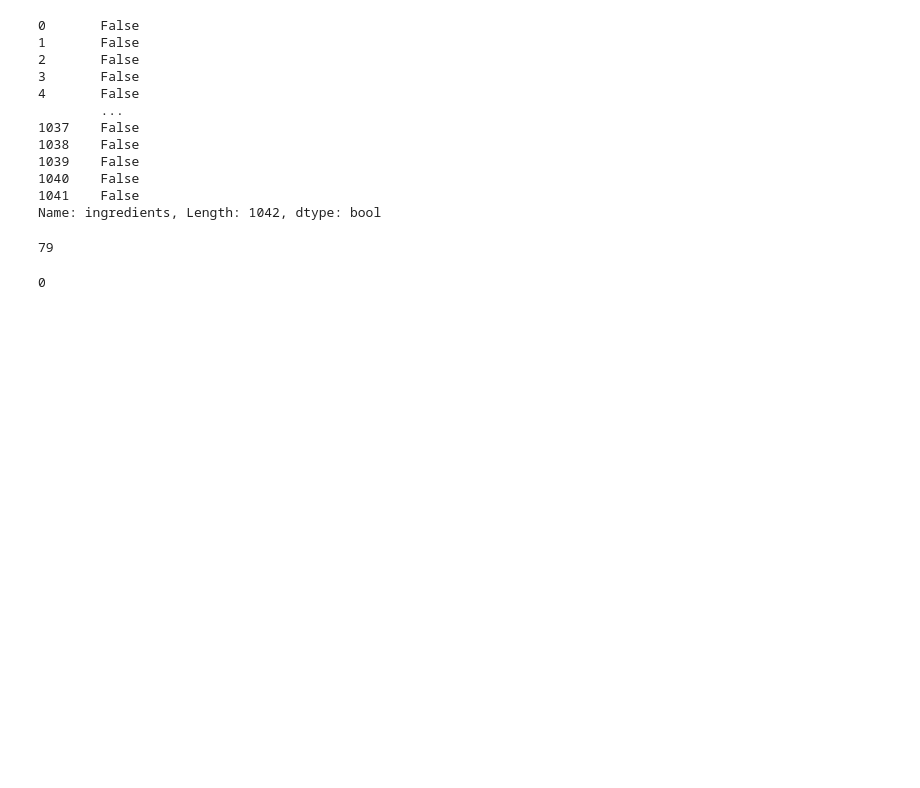
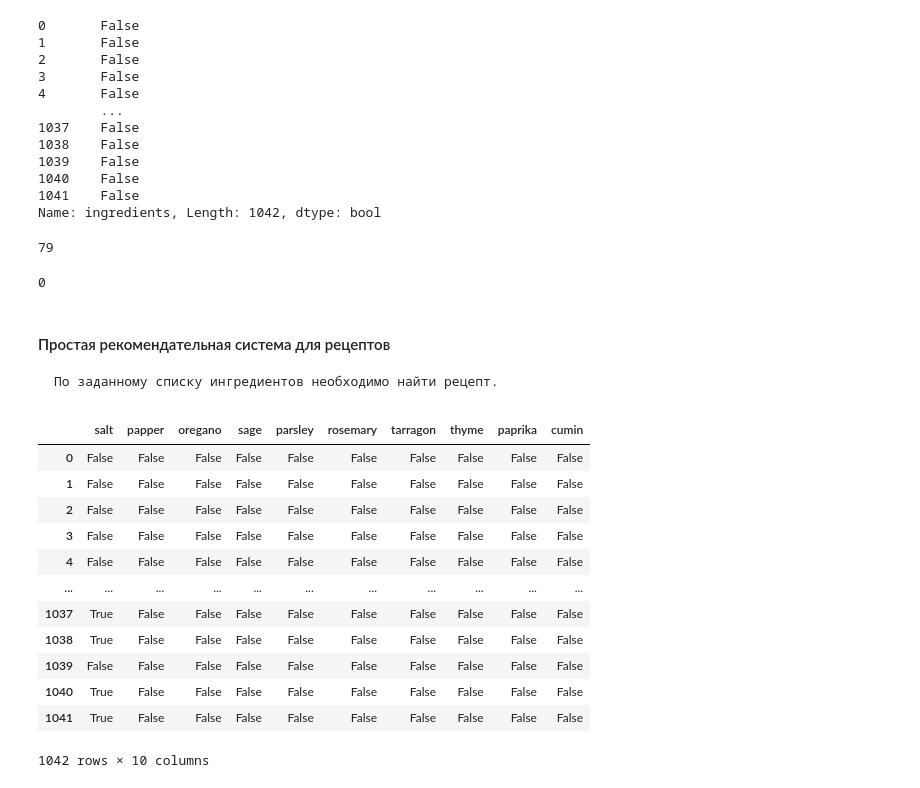
Before and after one commit to I-Trush/Jake_VanderPlas, a Jupyter notebook: vander_plus_3_Pandas_10.ipynb, the cells around one changed output. Cells and saved outputs as stored; diff of their text form; code cells hidden in the pictures; blank space fills up the shorter version.

```diff
--- a/vander_plus_3_Pandas_10.ipynb
+++ b/vander_plus_3_Pandas_10.ipynb
@@ -402,3 +402,6 @@ data.ingredients.str.contains('[Cc]innamon').sum()
 data.ingredients.str.contains('[Cc]inamon').sum()
 # %% [output]
 0
+# %% [markdown]
+#### Простая рекомендательная система для рецептов
+    По заданному списку ингредиентов необходимо найти рецепт.
@@ -404,0 +413,19 @@ data.ingredients.str.contains('[Cc]inamon').sum()
+# %%
+spice_df = pd.DataFrame(dict((spice, data.ingredients.str.contains(spice, re.IGNORECASE)) for spice in spice_list
+                            )
+                       )
+spice_df
+# %% [output]
+|  | salt | papper | oregano | sage | parsley | rosemary | tarragon | thyme | paprika | cumin |
+| 0 | False | False | False | False | False | False | False | False | False | False |
+| 1 | False | False | False | False | False | False | False | False | False | False |
+| 2 | False | False | False | False | False | False | False | False | False | False |
+| 3 | False | False | False | False | False | False | False | False | False | False |
+| 4 | False | False | False | False | False | False | False | False | False | False |
+| ... | ... | ... | ... | ... | ... | ... | ... | ... | ... | ... |
+| 1037 | True | False | False | False | False | False | False | False | False | False |
+| 1038 | True | False | False | False | False | False | False | False | False | False |
+| 1039 | False | False | False | False | False | False | False | False | False | False |
+| 1040 | True | False | False | False | False | False | False | False | False | False |
+| 1041 | True | False | False | False | False | False | False | False | False | False |
+1042 rows × 10 columns
```
Also changed, not shown: parts of 8 cells of this notebook, 1 other file.
